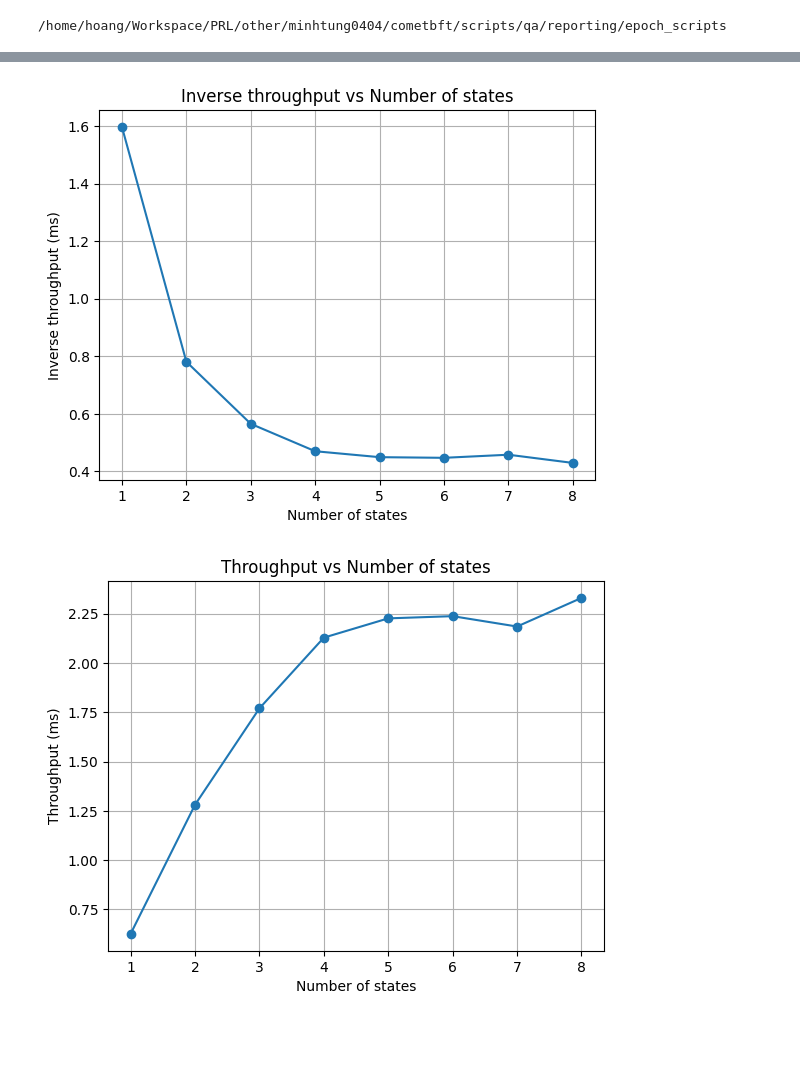
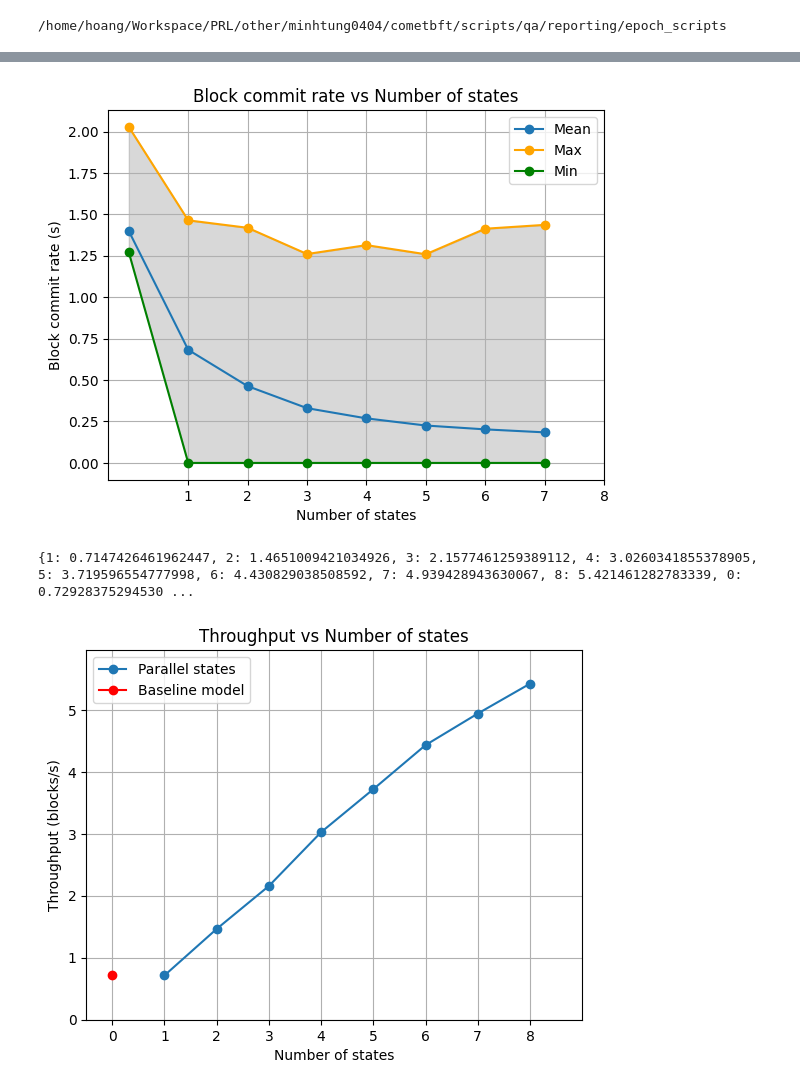
Before and after one commit to minhtung0404/cometbft, a Jupyter notebook: scripts/qa/reporting/epoch_scripts/throughput_nstates_plotter.ipynb, the cells around one changed output, grey strips where cells are left out. Saved outputs shown, nothing was run; the diff lists cells and outputs as text; code cells hidden in the pictures; blank space fills up the shorter version.

Commit message:
added loadrate as a configurable element and added throughput vs latency plotter

```diff
--- a/scripts/qa/reporting/epoch_scripts/throughput_nstates_plotter.ipynb
+++ b/scripts/qa/reporting/epoch_scripts/throughput_nstates_plotter.ipynb
@@ -76,0 +78,5 @@ D[2025-05-12|15:37:02.390] load
+# %%
+with open("benchmark_total.txt", "r") as f:
+    json_stats = json.load(f)
+print("Last json_stats")
+print(json_stats)
@@ -117,28 +116,44 @@ Stats for 8: Mean 0.4293387985 max 2.612531893 min 0.017280828
 # %%
 # plotting inv_throughput
 
 plt.plot(mean_times.keys(), mean_times.values(), marker='o')
+plt.plot(max_times.keys(), max_times.values(), marker='o', color='orange')
+plt.plot(min_times.keys(), min_times.values(), marker='o', color='green')
+plt.fill_between(mean_times.keys(), min_times.values(), max_times.values(), color='gray', alpha=0.3)
+plt.legend(["Mean", "Max", "Min"])
+
 plt.xlabel("Number of states")
-plt.ylabel("Inverse throughput (ms)")
-plt.title("Inverse throughput vs Number of states")
+plt.ylabel("Block commit rate (s)")
+plt.title("Block commit rate vs Number of states")
 plt.xticks(range(1, len(mean_times) + 1), range(1, len(mean_times) + 1))
 plt.grid()
-plt.savefig("inv_throughput.png")
+plt.savefig("block_commit_rate.png")
 plt.show()
 # %% [output]
-[figure, old version]
+[figure, new version]
+# %%
+print(throughput)
+# %% [output]
+{1: 0.7147426461962447, 2: 1.4651009421034926, 3: 2.1577461259389112, 4: 3.0260341855378905, 5: 3.719596554777998, 6: 4.430829038508592, 7: 4.939428943630067, 8: 5.421461282783339, 0: 0.72928375294530 ...
 # %%
 throughput = dict()
 for n_states in mean_times:
-    throughput[n_states] = 1 / mean_times[n_states]
+    throughput[int(n_states)] = 1 / mean_times[n_states]
 
 plt.plot(throughput.keys(), throughput.values(), marker='o')
+# plot point (0, 1.371208389)
+plt.plot(0, 1 / 1.371208389, marker='o', color='red')
+
+plt.legend(["Parallel states", "Baseline model"])
+
 plt.xlabel("Number of states")
-plt.ylabel("Throughput (ms)")
+plt.ylabel("Throughput (blocks/s)")
 plt.title("Throughput vs Number of states")
-plt.xticks(range(1, len(throughput) + 1), range(1, len(throughput) + 1))
+plt.xticks(range(0, len(throughput) + 1), range(0, len(throughput) + 1))
+plt.xlim(-0.5, len(throughput) + 1)
+plt.ylim(0, max(throughput.values()) * 1.1)
 plt.grid()
 plt.savefig("throughput_vs_nstates.png")
 plt.show()
 # %% [output]
-[figure, old version]
+[figure, new version]
```
Also changed, not shown: parts of 4 cells of this notebook, 6 other files.
